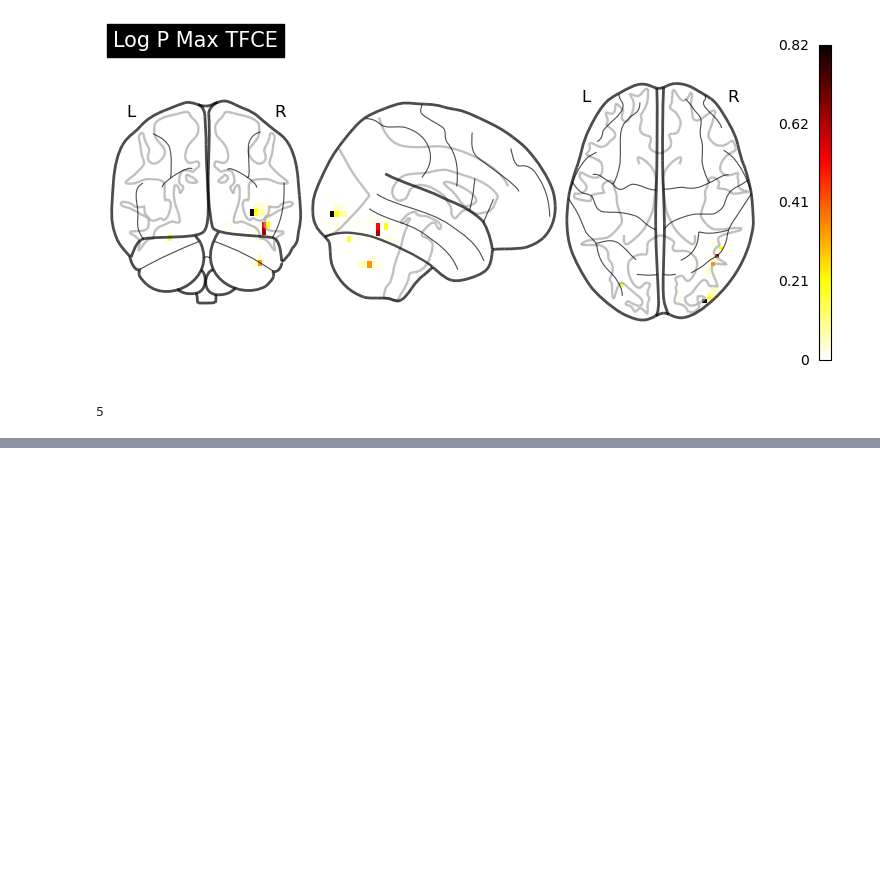
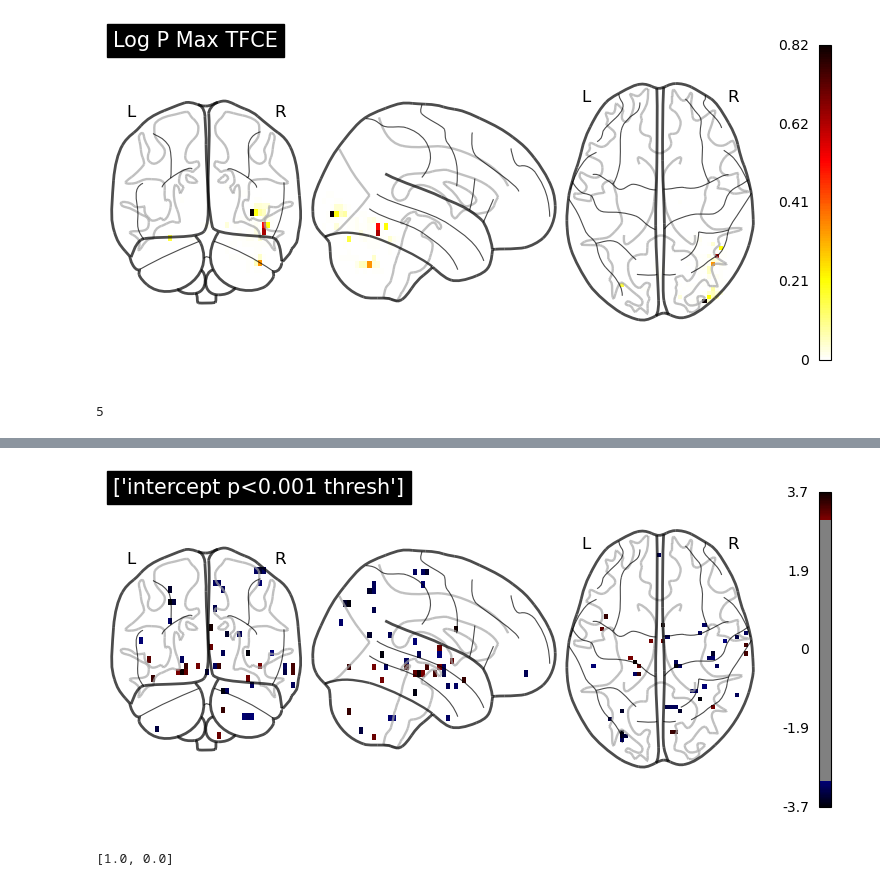
Before and after one commit to gillgrennan/self-other_ms, a Jupyter notebook: self-v-fix_mask.ipynb, the cells around one changed output, grey strips where cells are left out. Cells and saved outputs as stored; diff of their text form; code cells hidden in the pictures; blank space fills up the shorter version.

```diff
--- a/self-v-fix_mask.ipynb
+++ b/self-v-fix_mask.ipynb
@@ -1065,0 +2558,21 @@ n_detections
+# %%
+ # Iterate on contrasts
+for contrast_id, contrast_val in contrasts.items():
+    outputs = second_level_model.compute_contrast(contrast_val, output_type='all')
+
+    plotting.plot_glass_brain(
+        outputs['z_score'],
+        threshold=p001_unc,
+        display_mode="ortho",
+        title=[contrast_id+" p<0.001 thresh"],
+        plot_abs=False,
+        colorbar=True
+        )
+    plotting.show()
+# %% [output]
+[figure, added]
+# %%
+contrast_val = contrast_val.tolist()
+contrast_val
+# %% [output]
+[1.0, 0.0]
```
Also changed, not shown: parts of 142 cells of this notebook, 5 other files.
